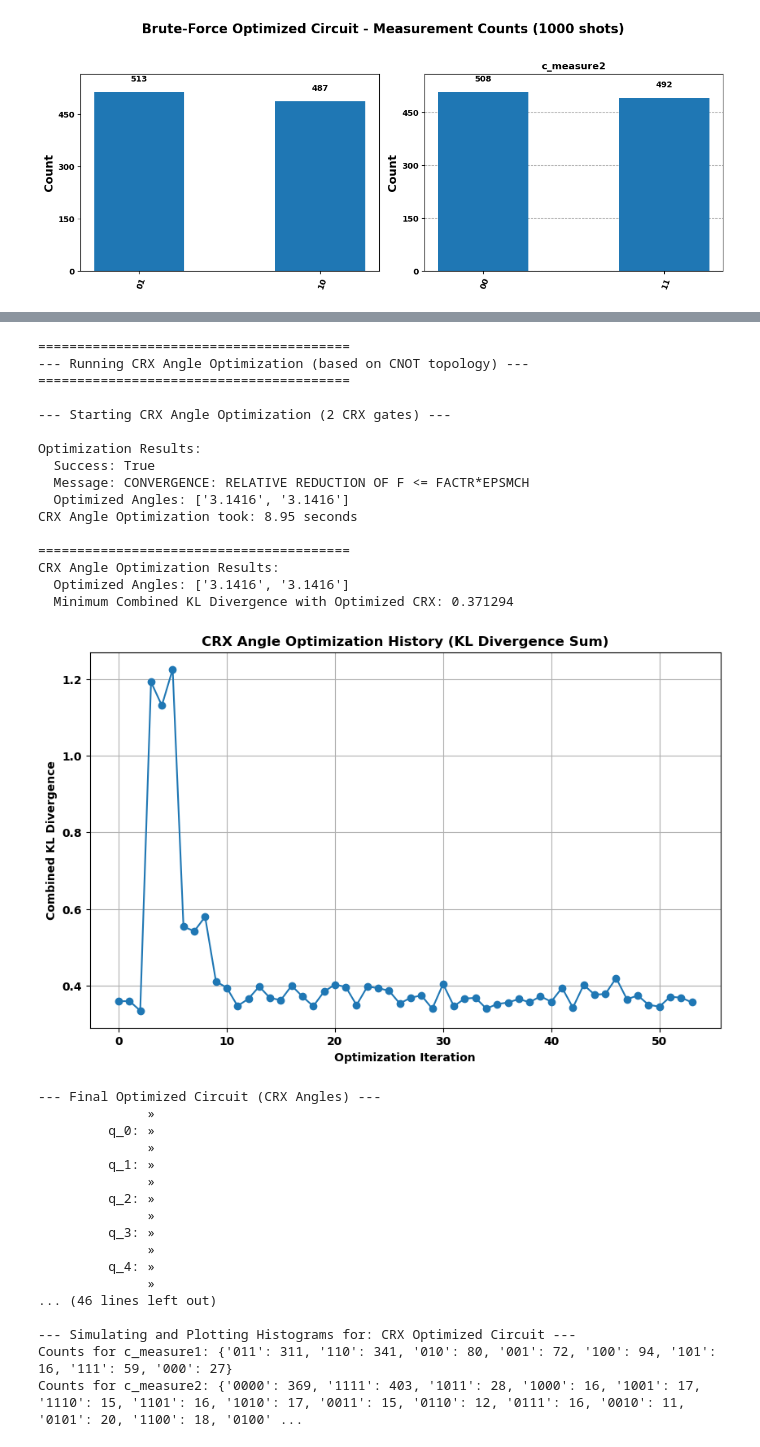
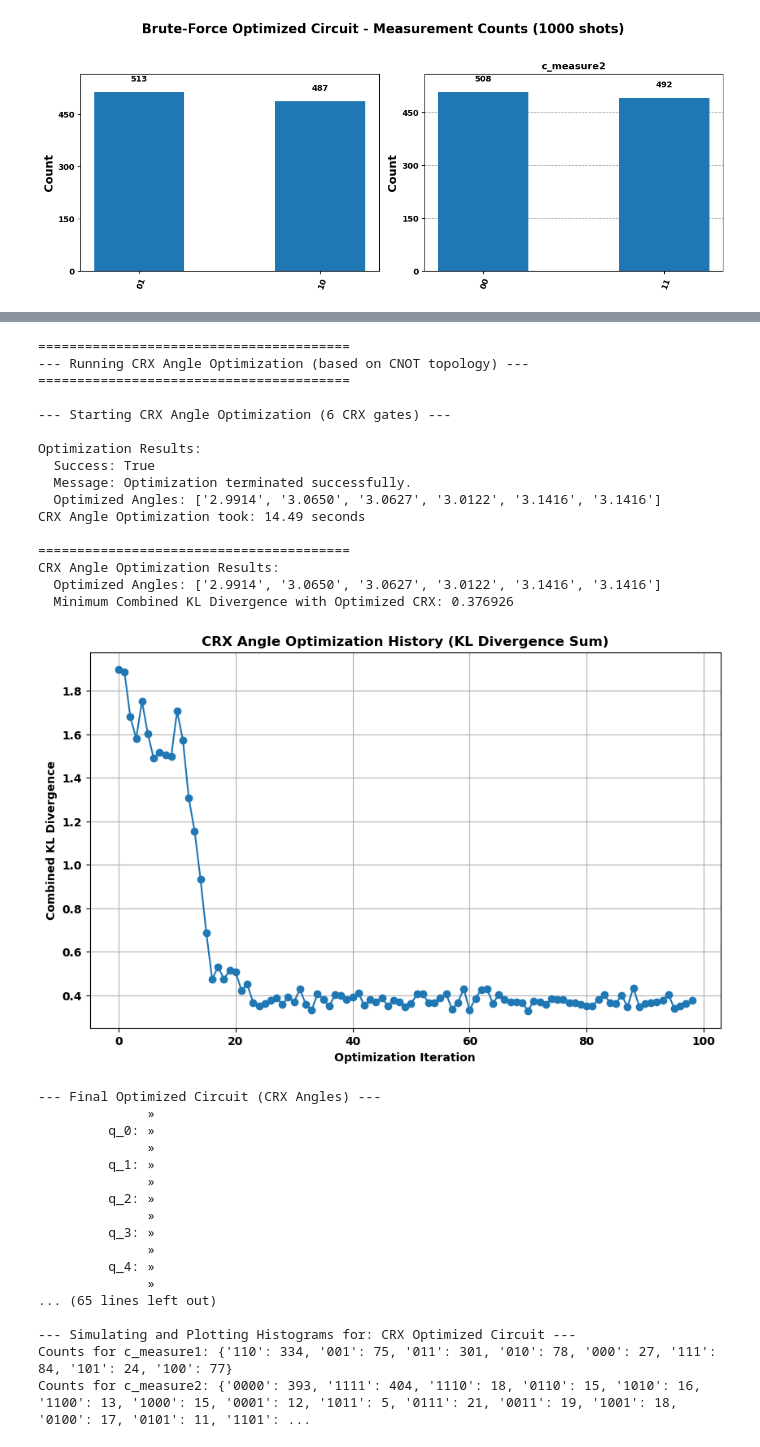
Before and after one commit to cailab-tamu/QuantumXCT, a Jupyter notebook: python/bell_dist_kl.ipynb, the cells around one changed output, grey strips where cells are left out. Saved outputs shown, nothing was run; the diff lists cells and outputs as text; code cells hidden in the pictures.

Commit message:
Angle optimization in 7 qubit test case

```diff
--- a/python/bell_dist_kl.ipynb
+++ b/python/bell_dist_kl.ipynb
@@ -1866,20 +1867,20 @@ def find_best_cnot_sequence_iterative_pairwise(
 
     end_time = time.time()
     print(f"\nTotal search time: {end_time - start_total_time:.2f} seconds.")
-    return best_sequence, best_kl_sum, all_possible_single_cnots
+    return best_sequence, best_kl_sum, all_possible_single_cnots, working_pool
 # %%
 print("\n" + "="*40)
 print("--- Running Multi-Epoch Refined Search ---")
 print("="*40)
 
-best_cnot_sequence, min_kl_sum, all_possible_single_cnots = find_best_cnot_sequence_iterative_pairwise(
+best_cnot_sequence, min_kl_sum, all_possible_single_cnots, working_pool = find_best_cnot_sequence_iterative_pairwise(
     circ1,
     circ2,
     normalized_state_set_5a_dict_vec,
     normalized_state_set_6a_dict_vec,
     normalized_interacted_state_set_5a_dict_vec,
     normalized_interacted_state_set_6a_dict_vec,
-    nshots=1000,
+    nshots=2000,
     threshold=0.05
 )
 
@@ -1937,8 +1938,8 @@ optimized_crx_angles, min_kl_crx_optimized, crx_optimization_history = optimize_
     normalized_interacted_state_set_6a_dict_vec,
     best_cnot_sequence, # Use the CNOT topology found by brute-force
     nshots=2000,
-    opt_method='L-BFGS-B', # Using L-BFGS-B COBYLA for angle optimization
-    initial_angle_value=np.pi # Start angles at pi (CNOT equivalent)
+    opt_method='COBYLA', # Using L-BFGS-B COBYLA for angle optimization
+    initial_angle_value= np.pi/2 # Start angles at pi (CNOT equivalent) | pi/2 mixed
 )
 
 
@@ -1957,40 +1958,40 @@ if crx_optimization_history:
     plt.ylabel('Combined KL Divergence')
     plt.grid(True)
     #plt.xticks(range(len(crx_optimization_history))) # Ensure all iterations are shown on x-axis
     plt.show()
     plt.close() # Close the figure to free memory
 
 
 # Construct and draw the final circuit with optimized CRX angles
 final_crx_optimized_circuit = add_crx_gates_and_measurements_to_circuit(
     concatenate_circuits_with_separate_measurements(circ1, circ2),
     circ1.num_qubits,
     best_cnot_sequence,
     optimized_crx_angles
 )
 print("\n--- Final Optimized Circuit (CRX Angles) ---")
 print(final_crx_optimized_circuit.draw('text'))
 
 # Plot histograms for the CRX optimized circuit
 plot_measurement_histograms(final_crx_optimized_circuit, nshots=1000, title_prefix="CRX Optimized Circuit")
 # %% [output]
 ========================================
 --- Running CRX Angle Optimization (based on CNOT topology) ---
 ========================================
 
---- Starting CRX Angle Optimization (2 CRX gates) ---
+--- Starting CRX Angle Optimization (6 CRX gates) ---
 
 Optimization Results:
   Success: True
-  Message: CONVERGENCE: RELATIVE REDUCTION OF F <= FACTR*EPSMCH
-  Optimized Angles: ['3.1416', '3.1416']
-CRX Angle Optimization took: 8.95 seconds
+  Message: Optimization terminated successfully.
+  Optimized Angles: ['2.9914', '3.0650', '3.0627', '3.0122', '3.1416', '3.1416']
+CRX Angle Optimization took: 14.49 seconds
 
 ========================================
 CRX Angle Optimization Results:
-  Optimized Angles: ['3.1416', '3.1416']
-  Minimum Combined KL Divergence with Optimized CRX: 0.371294
+  Optimized Angles: ['2.9914', '3.0650', '3.0627', '3.0122', '3.1416', '3.1416']
+  Minimum Combined KL Divergence with Optimized CRX: 0.376926
-[figure, old version]
+[figure, new version]
 --- Final Optimized Circuit (CRX Angles) ---
               »
          q_0: »
@@ -2003,8 +2004,8 @@ CRX Angle Optimization Results:
               »
          q_4: »
               »
-... (46 lines left out)
+... (65 lines left out)
 
 --- Simulating and Plotting Histograms for: CRX Optimized Circuit ---
-Counts for c_measure1: {'011': 311, '110': 341, '010': 80, '001': 72, '100': 94, '101': 16, '111': 59, '000': 27}
-Counts for c_measure2: {'0000': 369, '1111': 403, '1011': 28, '1000': 16, '1001': 17, '1110': 15, '1101': 16, '1010': 17, '0011': 15, '0110': 12, '0111': 16, '0010': 11, '0101': 20, '1100': 18, '0100' ...
+Counts for c_measure1: {'110': 334, '001': 75, '011': 301, '010': 78, '000': 27, '111': 84, '101': 24, '100': 77}
+Counts for c_measure2: {'0000': 393, '1111': 404, '1110': 18, '0110': 15, '1010': 16, '1100': 13, '1000': 15, '0001': 12, '1011': 5, '0111': 21, '0011': 19, '1001': 18, '0100': 17, '0101': 11, '1101': ...
```
Also changed, not shown: parts of 10 cells of this notebook.
